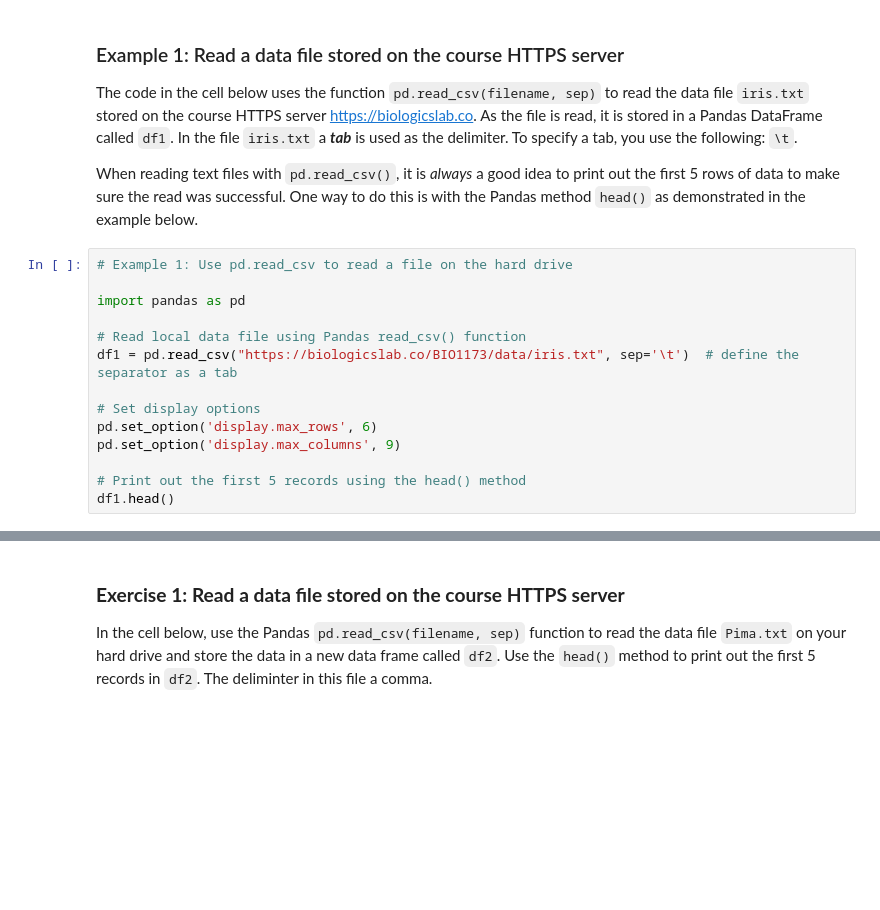
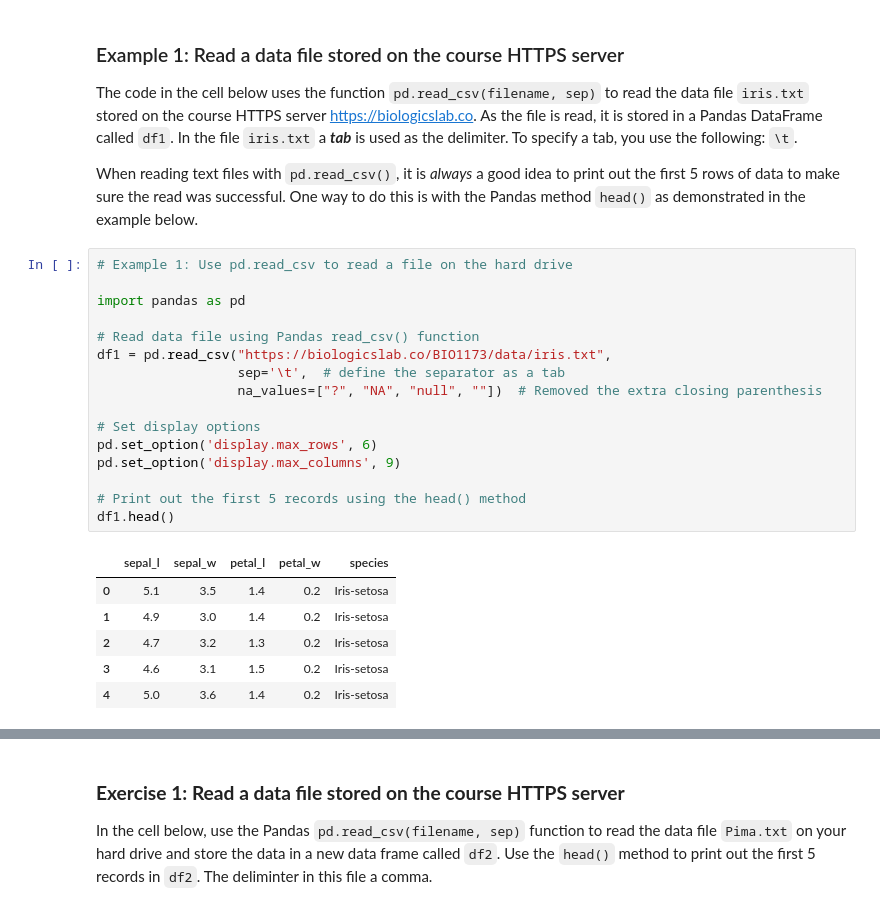
Before and after one commit to DavidSenseman/BIO1173_Fall2025, a Jupyter notebook: F25_Class_01_6.ipynb, the cells around one changed output, grey strips where cells are left out. Drawn from its saved outputs; the diff is of its cells as text; blank space fills up the shorter version.

```diff
--- a/F25_Class_01_6.ipynb
+++ b/F25_Class_01_6.ipynb
@@ -157,17 +157,26 @@ When reading text files with `pd.read_csv()`, it is _always_ a good idea to prin
 # %%
 # Example 1: Use pd.read_csv to read a file on the hard drive
 
 import pandas as pd
 
-# Read local data file using Pandas read_csv() function
-df1 = pd.read_csv("https://biologicslab.co/BIO1173/data/iris.txt", sep='\t')  # define the separator as a tab
+# Read data file using Pandas read_csv() function
+df1 = pd.read_csv("https://biologicslab.co/BIO1173/data/iris.txt",
+                  sep='\t',  # define the separator as a tab
+                  na_values=["?", "NA", "null", ""])  # Removed the extra closing parenthesis
 
 # Set display options
 pd.set_option('display.max_rows', 6)
 pd.set_option('display.max_columns', 9)
 
 # Print out the first 5 records using the head() method
 df1.head()
+# %% [output]
+|  | sepal_l | sepal_w | petal_l | petal_w | species |
+| 0 | 5.1 | 3.5 | 1.4 | 0.2 | Iris-setosa |
+| 1 | 4.9 | 3.0 | 1.4 | 0.2 | Iris-setosa |
+| 2 | 4.7 | 3.2 | 1.3 | 0.2 | Iris-setosa |
+| 3 | 4.6 | 3.1 | 1.5 | 0.2 | Iris-setosa |
+| 4 | 5.0 | 3.6 | 1.4 | 0.2 | Iris-setosa |
 # %% [markdown]
 If your code is correct you should see the following table:
 
```
